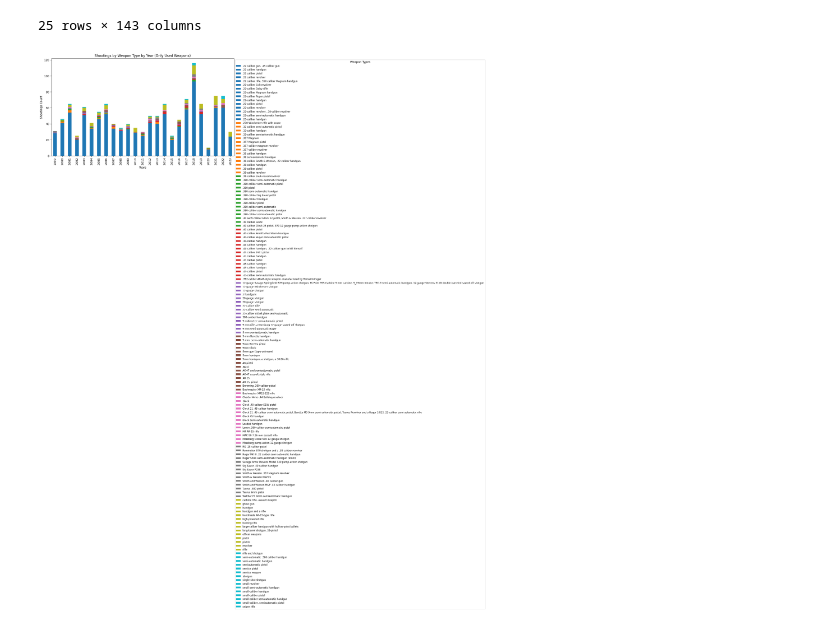
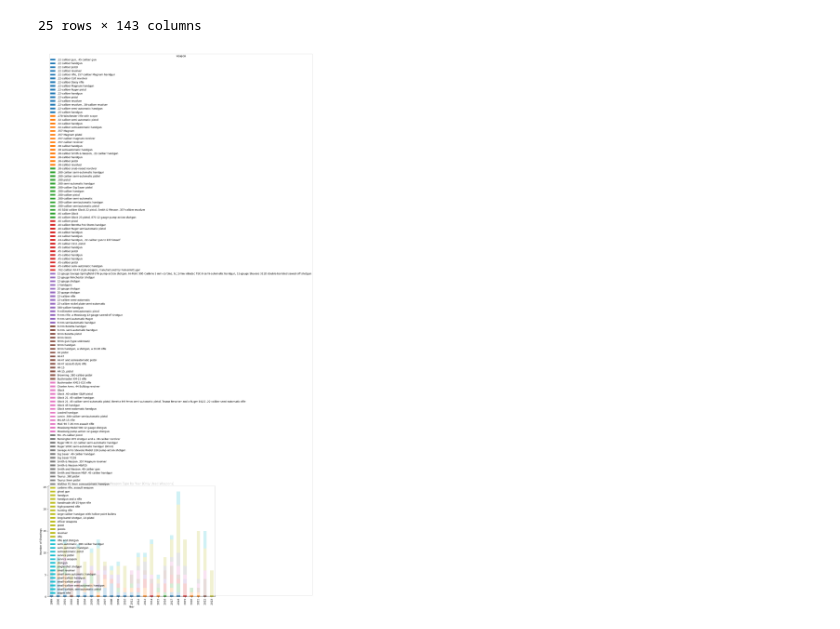
Before and after one commit to MrScruffles/ashz, a Jupyter notebook: static/screenshots/Project1/ITSC-3162 -- Project1.ipynb, the cells around one changed output. Saved outputs shown, nothing was run; the diff lists cells and outputs as text; code cells hidden in the pictures.

```diff
--- a/static/screenshots/Project1/ITSC-3162 -- Project1.ipynb
+++ b/static/screenshots/Project1/ITSC-3162 -- Project1.ipynb
@@ -352,24 +352,20 @@ weapon_counts_df_actual
 | 2022 | 0 | 0 | 0 | 0 | ... |
 | 2023 | 0 | 0 | 0 | 0 | ... |
 25 rows × 143 columns
-# %%
-# Create a bar graph showing only the guns that were used
-ax = cleaned_weapon_counts_df.plot(kind='bar', stacked=True, figsize=(12, 8), colormap='tab10')
-
-# Set title and labels
-plt.title('Shootings by Weapon Type by Year (Only Used Weapons)')
-plt.xlabel('Years')
-plt.ylabel('Shootings Count')
-plt.xticks(rotation=90)
-
-# Filter the legend to only show weapons that were used (i.e., columns that aren't all zeros)
-used_weapons = cleaned_weapon_counts_df.columns
-plt.legend(title="Weapon Types", labels=used_weapons, loc='upper left', bbox_to_anchor=(1, 1), fontsize='small')
-
-# Manually adjust the layout to avoid overlapping decorations
-plt.subplots_adjust(left=0.1, right=0.85, top=0.9, bottom=0.3)
-
-# Show the plot
-plt.show()
-# %% [output]
-[figure, removed]
+# %%
+# Filter the dataset to include only rows where the 'weapon' column is not null (i.e., a weapon was used)
+filtered_df = shootings_df[shootings_df['weapon'].notnull()]
+
+# Group the data by 'year' and 'weapon', and count occurrences
+cleaned_weapon_counts_df = filtered_df.groupby(['year', 'weapon']).size().unstack(fill_value=0)
+
+# Plot the graph
+ax = cleaned_weapon_counts_df.plot(kind='bar', stacked=True, figsize=(12, 8), colormap='tab10')
+
+# Set title and labels
+plt.title('Shootings by Weapon Type by Year (Only Used Weapons)')
+plt.xlabel('Year')
+plt.ylabel('Number of Shootings')
+plt.show()
+# %% [output]
+[figure, added]
```
Also changed, not shown: parts of 2 cells of this notebook, 2 other files.
